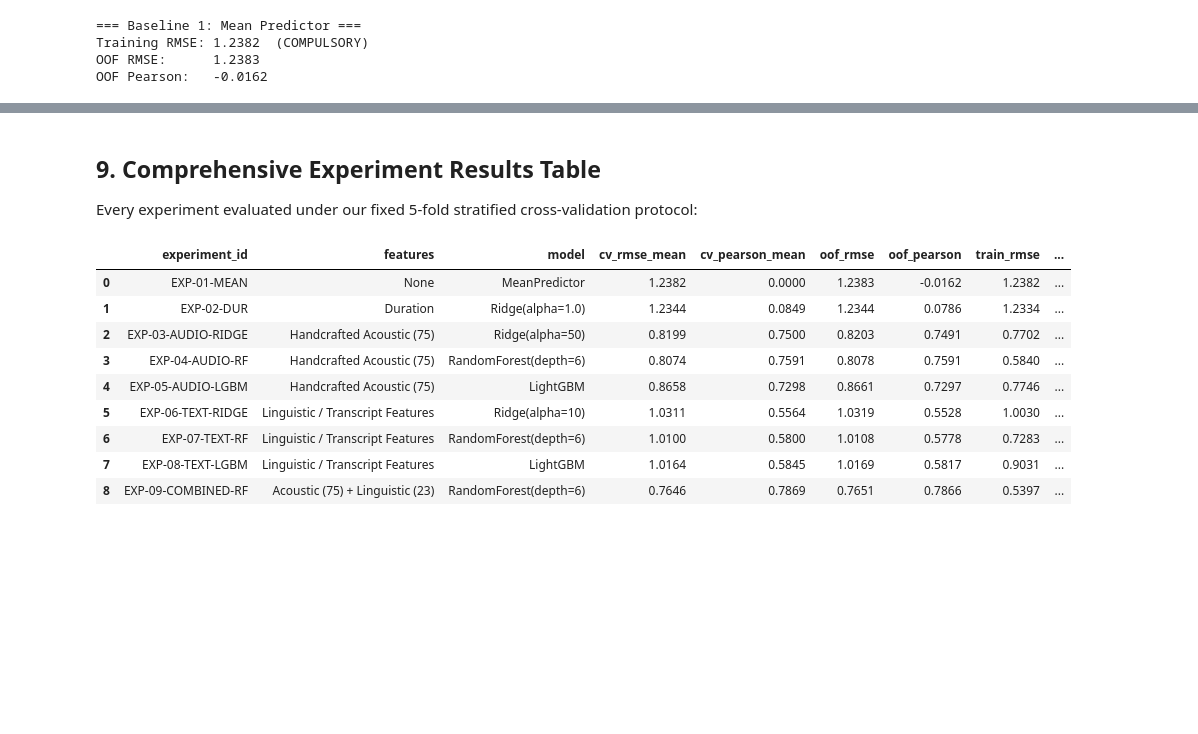
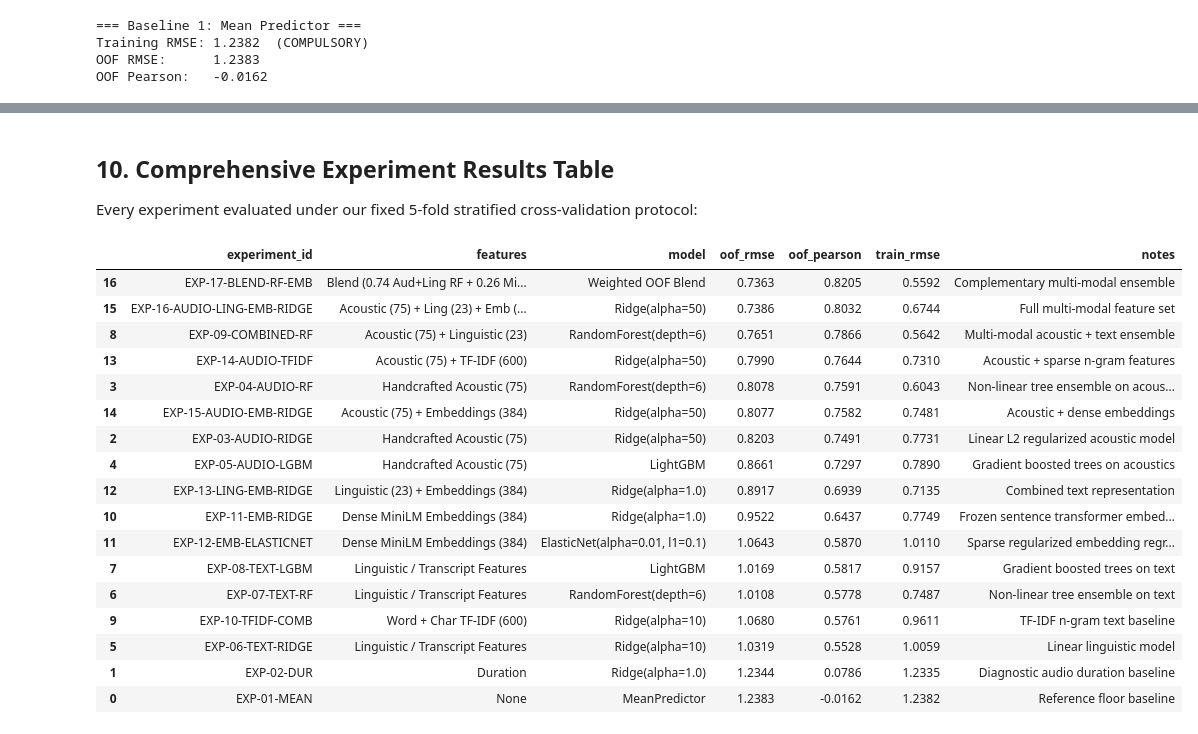
Before and after one commit to nandinikhandelwal120603/SHL_HIRING_ASSESMENT, a Jupyter notebook: notebook/shl_grammar_scoring.ipynb, the cells around one changed output, grey strips where cells are left out. Saved outputs shown, nothing was run; the diff lists cells and outputs as text; code cells hidden in the pictures; blank space fills up the shorter version.

```diff
--- a/notebook/shl_grammar_scoring.ipynb
+++ b/notebook/shl_grammar_scoring.ipynb
@@ -910,18 +1358,26 @@ OOF Pearson:   0.7866
 # %% [markdown]
-## 9. Comprehensive Experiment Results Table
+## 10. Comprehensive Experiment Results Table
 
 Every experiment evaluated under our fixed 5-fold stratified cross-validation protocol:
 # %%
-summary_table = tracker.df[['experiment_id', 'features', 'model', 'cv_rmse_mean', 'cv_pearson_mean', 'oof_rmse', 'oof_pearson', 'train_rmse', 'notes']]
+summary_table = tracker.df[['experiment_id', 'features', 'model', 'oof_rmse', 'oof_pearson', 'train_rmse', 'notes']].sort_values(by='oof_pearson', ascending=False)
 display(summary_table)
 # %% [output]
-|  | experiment_id | features | model | cv_rmse_mean | cv_pearson_mean | oof_rmse | oof_pearson | train_rmse | ... |
-| 0 | EXP-01-MEAN | None | MeanPredictor | 1.2382 | 0.0000 | 1.2383 | -0.0162 | 1.2382 | ... |
-| 1 | EXP-02-DUR | Duration | Ridge(alpha=1.0) | 1.2344 | 0.0849 | 1.2344 | 0.0786 | 1.2334 | ... |
-| 2 | EXP-03-AUDIO-RIDGE | Handcrafted Acoustic (75) | Ridge(alpha=50) | 0.8199 | 0.7500 | 0.8203 | 0.7491 | 0.7702 | ... |
-| 3 | EXP-04-AUDIO-RF | Handcrafted Acoustic (75) | RandomForest(depth=6) | 0.8074 | 0.7591 | 0.8078 | 0.7591 | 0.5840 | ... |
-| 4 | EXP-05-AUDIO-LGBM | Handcrafted Acoustic (75) | LightGBM | 0.8658 | 0.7298 | 0.8661 | 0.7297 | 0.7746 | ... |
-| 5 | EXP-06-TEXT-RIDGE | Linguistic / Transcript Features | Ridge(alpha=10) | 1.0311 | 0.5564 | 1.0319 | 0.5528 | 1.0030 | ... |
-| 6 | EXP-07-TEXT-RF | Linguistic / Transcript Features | RandomForest(depth=6) | 1.0100 | 0.5800 | 1.0108 | 0.5778 | 0.7283 | ... |
-| 7 | EXP-08-TEXT-LGBM | Linguistic / Transcript Features | LightGBM | 1.0164 | 0.5845 | 1.0169 | 0.5817 | 0.9031 | ... |
-| 8 | EXP-09-COMBINED-RF | Acoustic (75) + Linguistic (23) | RandomForest(depth=6) | 0.7646 | 0.7869 | 0.7651 | 0.7866 | 0.5397 | ... |
+|  | experiment_id | features | model | oof_rmse | oof_pearson | train_rmse | notes |
+| 16 | EXP-17-BLEND-RF-EMB | Blend (0.74 Aud+Ling RF + 0.26 Mi... | Weighted OOF Blend | 0.7363 | 0.8205 | 0.5592 | Complementary multi-modal ensemble |
+| 15 | EXP-16-AUDIO-LING-EMB-RIDGE | Acoustic (75) + Ling (23) + Emb (... | Ridge(alpha=50) | 0.7386 | 0.8032 | 0.6744 | Full multi-modal feature set |
+| 8 | EXP-09-COMBINED-RF | Acoustic (75) + Linguistic (23) | RandomForest(depth=6) | 0.7651 | 0.7866 | 0.5642 | Multi-modal acoustic + text ensemble |
+| 13 | EXP-14-AUDIO-TFIDF | Acoustic (75) + TF-IDF (600) | Ridge(alpha=50) | 0.7990 | 0.7644 | 0.7310 | Acoustic + sparse n-gram features |
+| 3 | EXP-04-AUDIO-RF | Handcrafted Acoustic (75) | RandomForest(depth=6) | 0.8078 | 0.7591 | 0.6043 | Non-linear tree ensemble on acous... |
+| 14 | EXP-15-AUDIO-EMB-RIDGE | Acoustic (75) + Embeddings (384) | Ridge(alpha=50) | 0.8077 | 0.7582 | 0.7481 | Acoustic + dense embeddings |
+| 2 | EXP-03-AUDIO-RIDGE | Handcrafted Acoustic (75) | Ridge(alpha=50) | 0.8203 | 0.7491 | 0.7731 | Linear L2 regularized acoustic model |
+| 4 | EXP-05-AUDIO-LGBM | Handcrafted Acoustic (75) | LightGBM | 0.8661 | 0.7297 | 0.7890 | Gradient boosted trees on acoustics |
+| 12 | EXP-13-LING-EMB-RIDGE | Linguistic (23) + Embeddings (384) | Ridge(alpha=1.0) | 0.8917 | 0.6939 | 0.7135 | Combined text representation |
+| 10 | EXP-11-EMB-RIDGE | Dense MiniLM Embeddings (384) | Ridge(alpha=1.0) | 0.9522 | 0.6437 | 0.7749 | Frozen sentence transformer embed... |
+| 11 | EXP-12-EMB-ELASTICNET | Dense MiniLM Embeddings (384) | ElasticNet(alpha=0.01, l1=0.1) | 1.0643 | 0.5870 | 1.0110 | Sparse regularized embedding regr... |
+| 7 | EXP-08-TEXT-LGBM | Linguistic / Transcript Features | LightGBM | 1.0169 | 0.5817 | 0.9157 | Gradient boosted trees on text |
+| 6 | EXP-07-TEXT-RF | Linguistic / Transcript Features | RandomForest(depth=6) | 1.0108 | 0.5778 | 0.7487 | Non-linear tree ensemble on text |
+| 9 | EXP-10-TFIDF-COMB | Word + Char TF-IDF (600) | Ridge(alpha=10) | 1.0680 | 0.5761 | 0.9611 | TF-IDF n-gram text baseline |
+| 5 | EXP-06-TEXT-RIDGE | Linguistic / Transcript Features | Ridge(alpha=10) | 1.0319 | 0.5528 | 1.0059 | Linear linguistic model |
+| 1 | EXP-02-DUR | Duration | Ridge(alpha=1.0) | 1.2344 | 0.0786 | 1.2335 | Diagnostic audio duration baseline |
+| 0 | EXP-01-MEAN | None | MeanPredictor | 1.2383 | -0.0162 | 1.2382 | Reference floor baseline |
```
Also changed, not shown: parts of 60 cells of this notebook, 2 other files.
